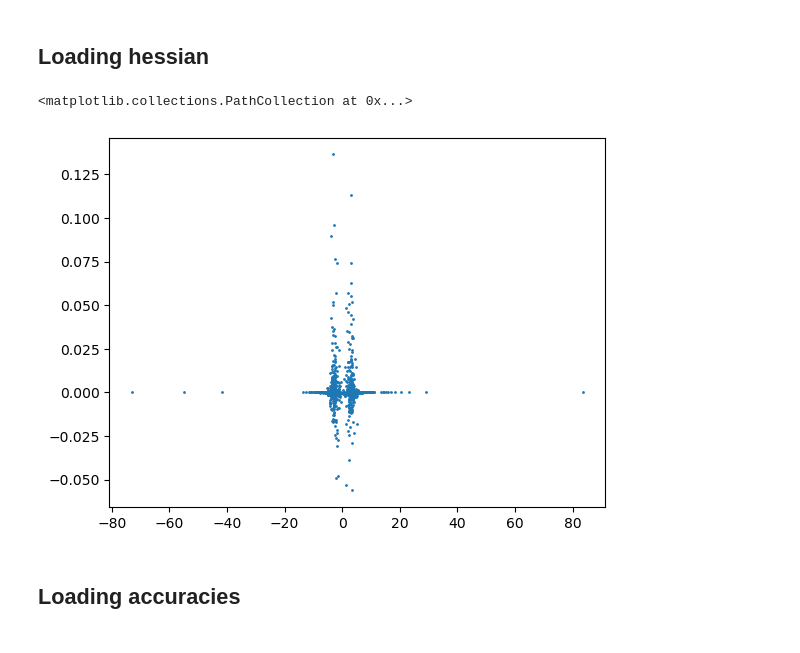
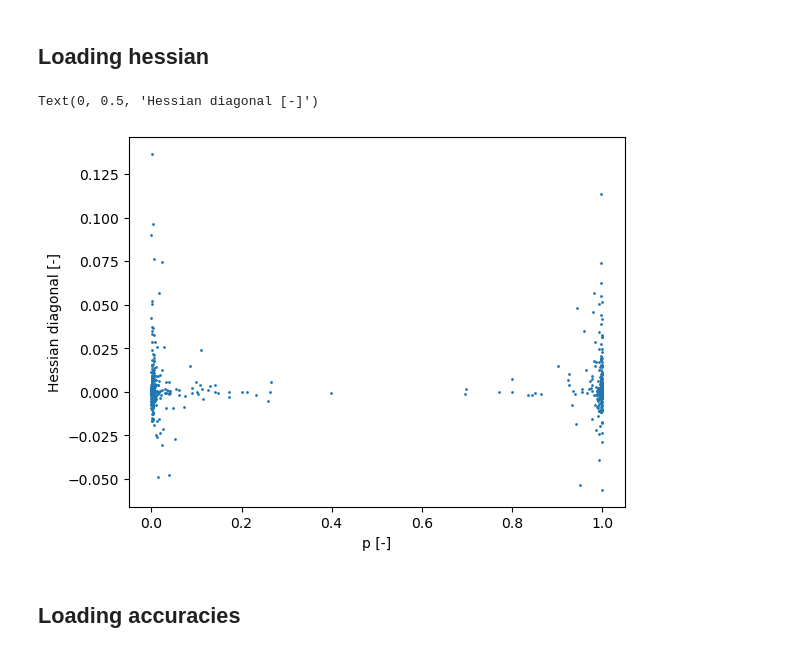
Before and after one commit to kellian-cottart/binarized-neural-networks, a Jupyter notebook: visual-notebook.ipynb, the cells around one changed output. Cells and saved outputs as stored; diff of their text form; code cells hidden in the pictures.

```diff
--- a/visual-notebook.ipynb
+++ b/visual-notebook.ipynb
@@ -9,13 +9,15 @@ import matplotlib.pyplot as plt
 # %%
 hessian = torch.load("hessian/hessian.pt")[-1].reshape(-1).detach().cpu()
 lambda_ = torch.load("hessian/lambda.pt").reshape(-1).detach().cpu()
 
 # Plot hessian as fct of lambda
 plt.figure()
-plt.scatter(lambda_, hessian, s=1)
+plt.scatter(torch.sigmoid(2*lambda_), hessian, s=1)
+plt.xlabel("p [-]")
+plt.ylabel("Hessian diagonal [-]")
 # %% [output]
-<matplotlib.collections.PathCollection at 0x...>
+Text(0, 0.5, 'Hessian diagonal [-]')
-[figure, old version]
+[figure, new version]
 # %% [markdown]
 ## Loading accuracies
 # %%
```
Also changed, not shown: parts of 1 cell of this notebook, 15 other files.
